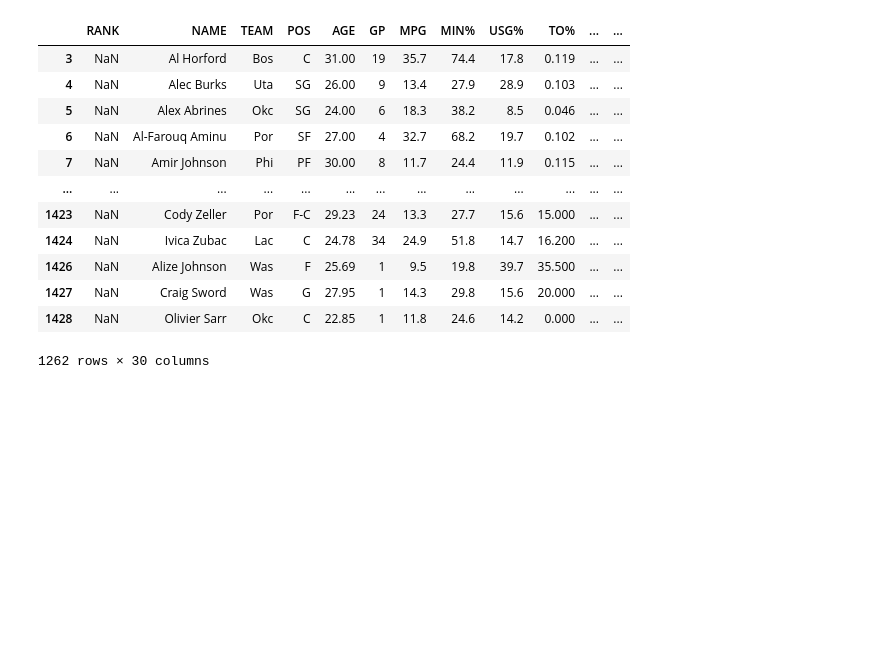
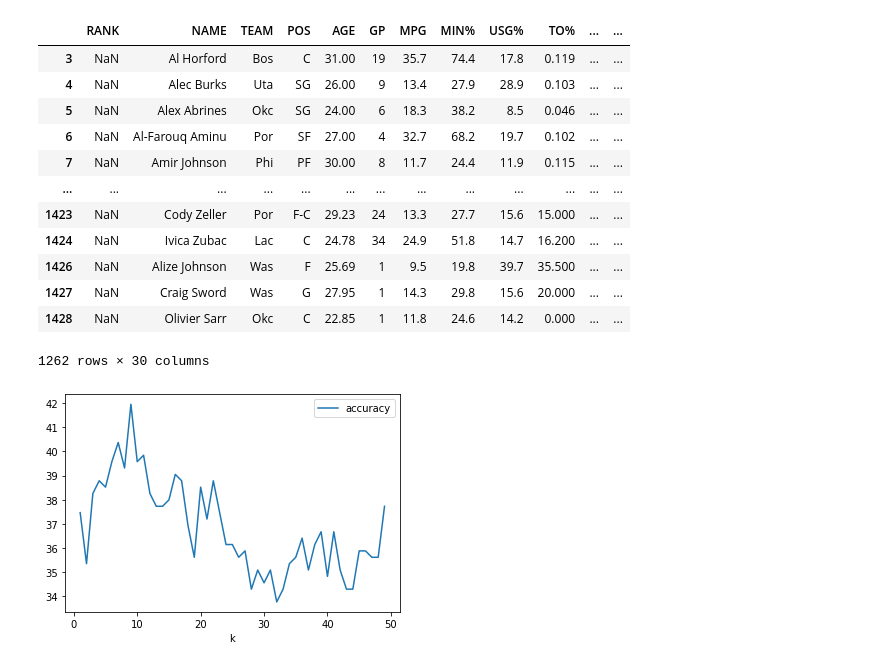
Before and after one commit to bonyejekwe/Basketball_Position_Predictor, a Jupyter notebook: Prediction_Model.ipynb, the cells around one changed output. Drawn from its saved outputs; the diff is of its cells as text; code cells hidden in the pictures; blank space fills up the shorter version.

Commit message:
Initial Model of All Data

```diff
--- a/Prediction_Model.ipynb
+++ b/Prediction_Model.ipynb
@@ -156,0 +188,24 @@ stats2_df
+# %%
+#split the data into training and test sets
+X_train, X_test, y_train, y_test = train_test_split(X,y,test_size=0.3, random_state=6, stratify = y
+                                        #TODO: enter the appropriate values to partition the data,
+                                        #and ensure your results are reproducible
+                                        #and obtain stratified samples
+                                        )
+# %%
+k = []
+accuracy = []
+#build the k-nn model, experiment with different values of k and plot the results
+for i in range(1,50):
+    knn = KNeighborsClassifier(n_neighbors=i)
+    knn.fit(X_train, y_train)
+    k.append(i)
+    accuracy.append(knn.score(X_test, y_test)*100)
+    #print(knn.predict(X_test))
+    #print('The accuracy of the model is {}'.format(knn.score(X_test, y_test)))
+
+
+acc = pd.DataFrame({'k': k, 'accuracy': accuracy})
+lines = acc.plot.line(x = 'k')
+# %% [output]
+[figure, added]
```
Also changed, not shown: parts of 6 cells of this notebook.
